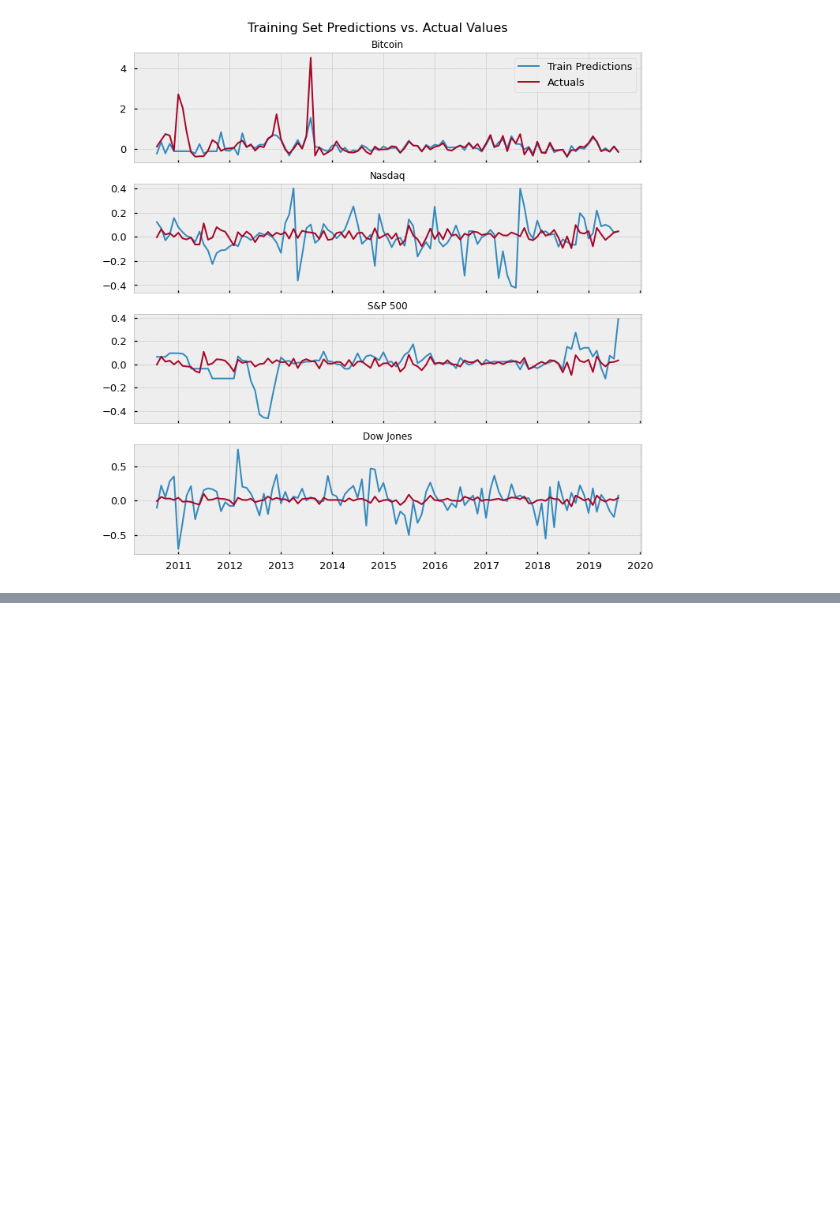
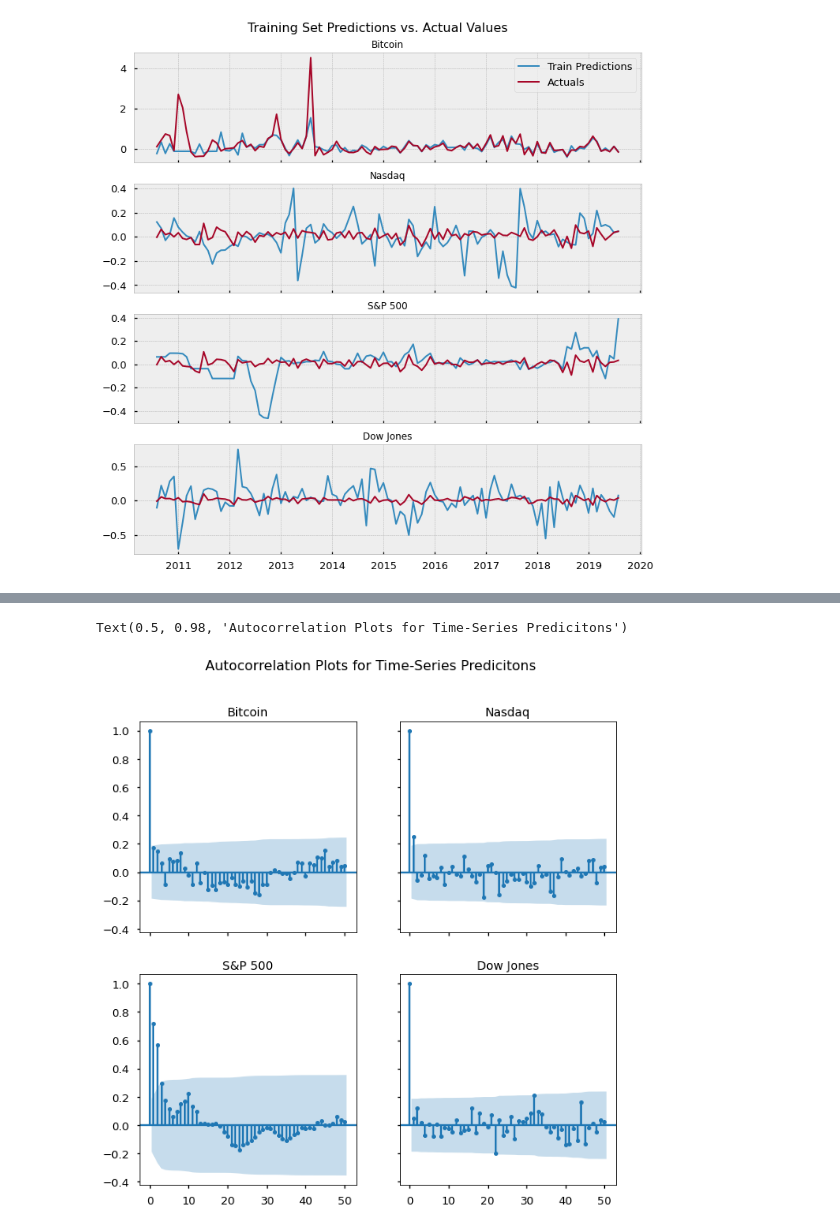
Before and after one commit to willhunter113/Bitcoin-Determinate-Analysis, a Jupyter notebook: Final Plots/FinalPlots.ipynb, the cells around one changed output, grey strips where cells are left out. Cells and saved outputs as stored; diff of their text form; code cells hidden in the pictures; blank space fills up the shorter version.

```diff
--- a/FinalPlots.ipynb
+++ b/Final Plots/FinalPlots.ipynb
@@ -55,0 +83,20 @@ fig.savefig('TrainPlot.png')
+# %%
+Nas = Nastrain["Train Predictions"]
+Bit = Bittrain["Train Predictions"]
+SP = SPtrain["Train Predictions"]
+Dow = Dowtrain["Train Predictions"]
+# %%
+fig, axs = plt.subplots(nrows = 2, ncols = 2,sharex=True, sharey=True, figsize= (10, 10))
+
+plot_acf(Bit, lags = 50, ax = axs[0,0])
+axs[0,0].set_title("Bitcoin", fontsize = 14)
+plot_acf(Nas, lags = 50, ax = axs[0,1])
+axs[0,1].set_title("Nasdaq", fontsize = 14)
+plot_acf(SP, lags = 50, ax = axs[1,0])
+axs[1,0].set_title("S&P 500", fontsize = 14)
+plot_acf(Dow, lags = 50, ax = axs[1,1])
+axs[1,1].set_title("Dow Jones", fontsize = 14)
+fig.suptitle("Autocorrelation Plots for Time-Series Predicitons", fontsize = 16)
+# %% [output]
+Text(0.5, 0.98, 'Autocorrelation Plots for Time-Series Predicitons')
+[figure, added]
```
Also changed, not shown: parts of 2 cells of this notebook, 37 other files.
